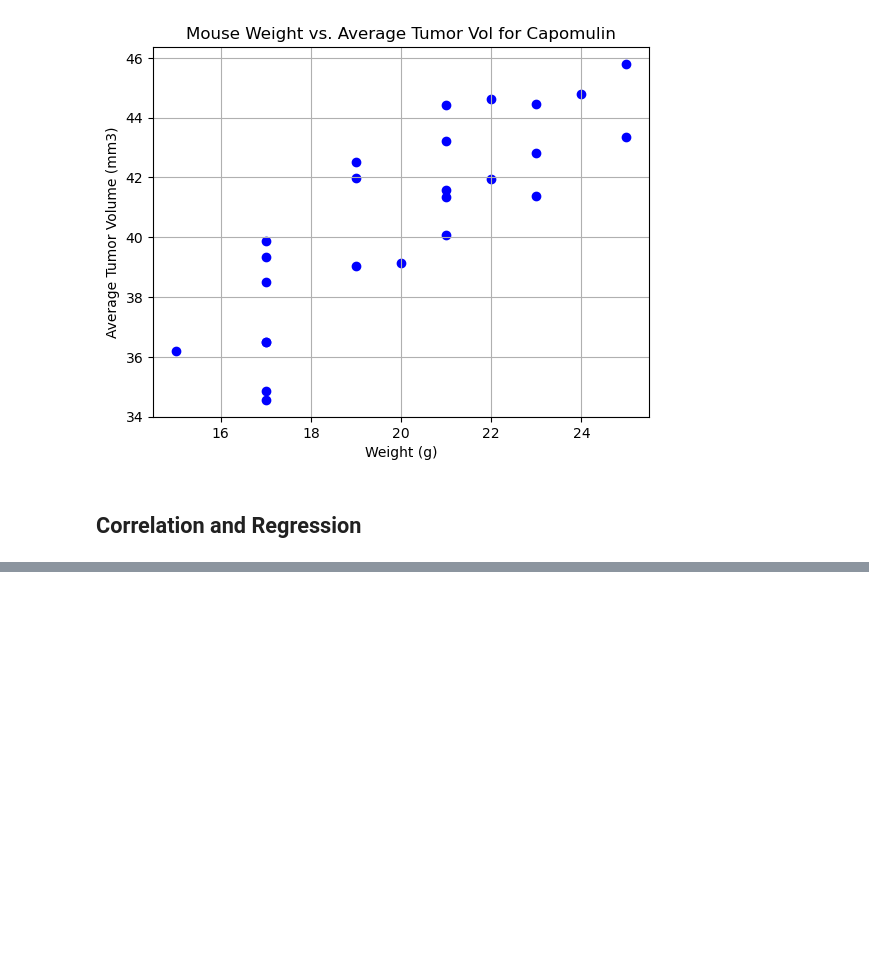
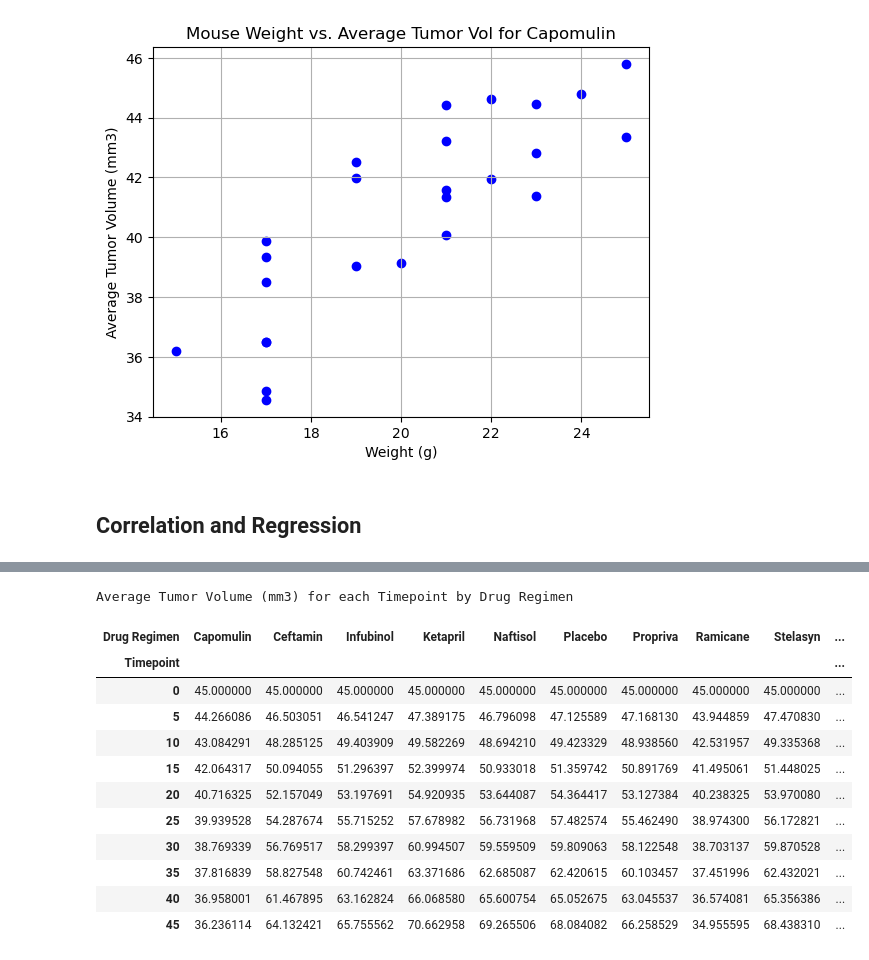
Before and after one commit to andrewplane/matplotlib_challenge, a Jupyter notebook: Pymaceuticals/main.ipynb, the cells around one changed output, grey strips where cells are left out. Saved outputs shown, nothing was run; the diff lists cells and outputs as text; code cells hidden in the pictures; blank space fills up the shorter version.

```diff
--- a/Pymaceuticals/main.ipynb
+++ b/Pymaceuticals/main.ipynb
@@ -442,0 +464,23 @@ Regression: y = 0.954x + 21.552
+# %%
+# Average tumor volume over the study for each drug regimen
+pivot_df = clean_df.pivot(index=['Mouse ID', 'Drug Regimen'], columns='Timepoint', values='Tumor Volume (mm3)')
+timepoints = [0, 5, 10, 15, 20, 25, 30, 35, 40, 45]
+drug_mean = pivot_df.groupby('Drug Regimen')[timepoints].mean()
+
+drug_mean = drug_mean.T
+print('Average Tumor Volume (mm3) for each Timepoint by Drug Regimen')
+drug_mean
+# %% [output]
+Average Tumor Volume (mm3) for each Timepoint by Drug Regimen
+| Drug Regimen | Capomulin | Ceftamin | Infubinol | Ketapril | Naftisol | Placebo | Propriva | Ramicane | Stelasyn | ... |
+| Timepoint |  |  |  |  |  |  |  |  |  | ... |
+| 0 | 45.000000 | 45.000000 | 45.000000 | 45.000000 | 45.000000 | 45.000000 | 45.000000 | 45.000000 | 45.000000 | ... |
+| 5 | 44.266086 | 46.503051 | 46.541247 | 47.389175 | 46.796098 | 47.125589 | 47.168130 | 43.944859 | 47.470830 | ... |
+| 10 | 43.084291 | 48.285125 | 49.403909 | 49.582269 | 48.694210 | 49.423329 | 48.938560 | 42.531957 | 49.335368 | ... |
+| 15 | 42.064317 | 50.094055 | 51.296397 | 52.399974 | 50.933018 | 51.359742 | 50.891769 | 41.495061 | 51.448025 | ... |
+| 20 | 40.716325 | 52.157049 | 53.197691 | 54.920935 | 53.644087 | 54.364417 | 53.127384 | 40.238325 | 53.970080 | ... |
+| 25 | 39.939528 | 54.287674 | 55.715252 | 57.678982 | 56.731968 | 57.482574 | 55.462490 | 38.974300 | 56.172821 | ... |
+| 30 | 38.769339 | 56.769517 | 58.299397 | 60.994507 | 59.559509 | 59.809063 | 58.122548 | 38.703137 | 59.870528 | ... |
+| 35 | 37.816839 | 58.827548 | 60.742461 | 63.371686 | 62.685087 | 62.420615 | 60.103457 | 37.451996 | 62.432021 | ... |
+| 40 | 36.958001 | 61.467895 | 63.162824 | 66.068580 | 65.600754 | 65.052675 | 63.045537 | 36.574081 | 65.356386 | ... |
+| 45 | 36.236114 | 64.132421 | 65.755562 | 70.662958 | 69.265506 | 68.084082 | 66.258529 | 34.955595 | 68.438310 | ... |
```
Also changed, not shown: parts of 11 cells of this notebook, 1 other file.
